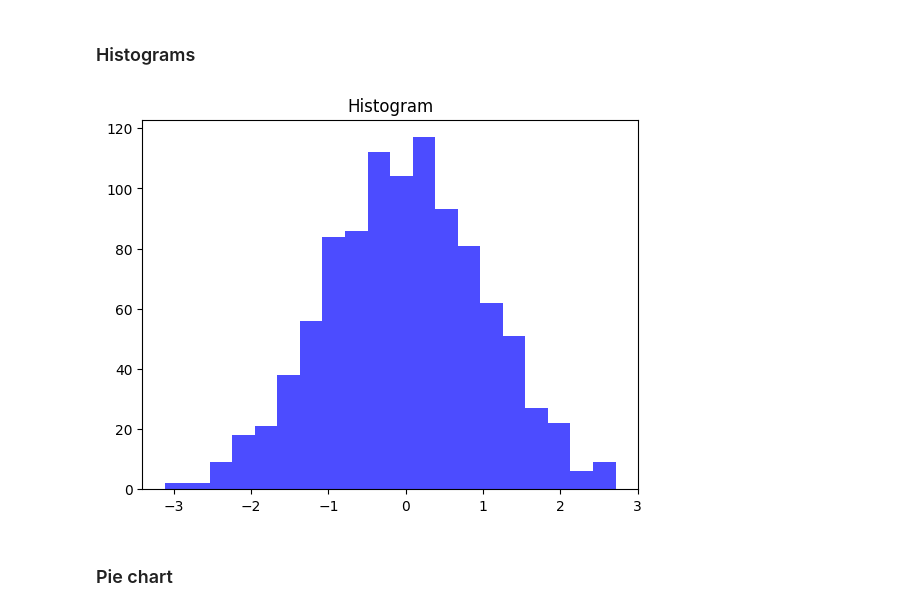
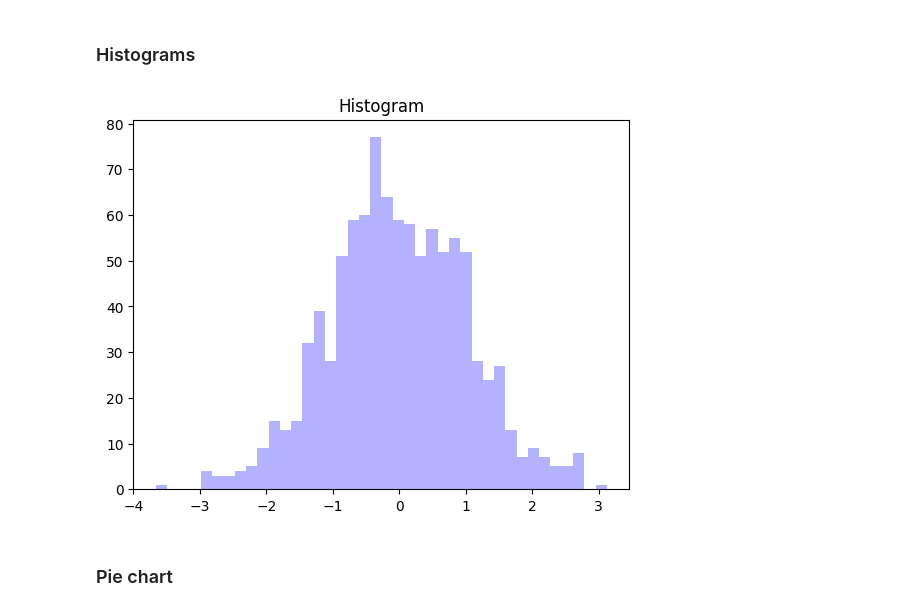
Before and after one commit to MandaKausthubh/AIM101-Statistics-For-DataScience-2025, a Jupyter notebook: Week1/MatplotLib/note1.ipynb, the cells around one changed output. Cells and saved outputs as stored; diff of their text form; code cells hidden in the pictures.

```diff
--- a/Week1/MatplotLib/note1.ipynb
+++ b/Week1/MatplotLib/note1.ipynb
@@ -39,11 +39,11 @@ plt.show()
 # %%
 import numpy as np
 data = np.random.randn(1000)
-plt.hist(data, bins=20, color='blue', alpha=0.7)
+plt.hist(data, bins=40, color='blue', alpha=0.3)
 plt.title("Histogram")
 plt.show()
 # %% [output]
-[figure, old version]
+[figure, new version]
 # %% [markdown]
 ### Pie chart
 # %%
```
Also changed, not shown: 14 other files.
